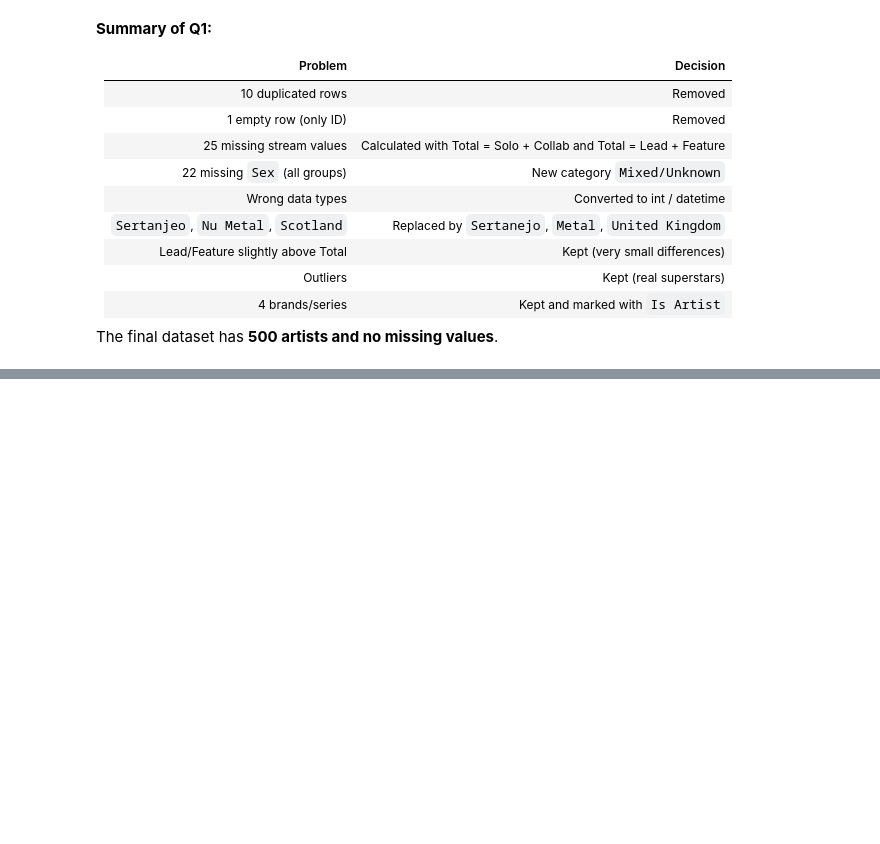
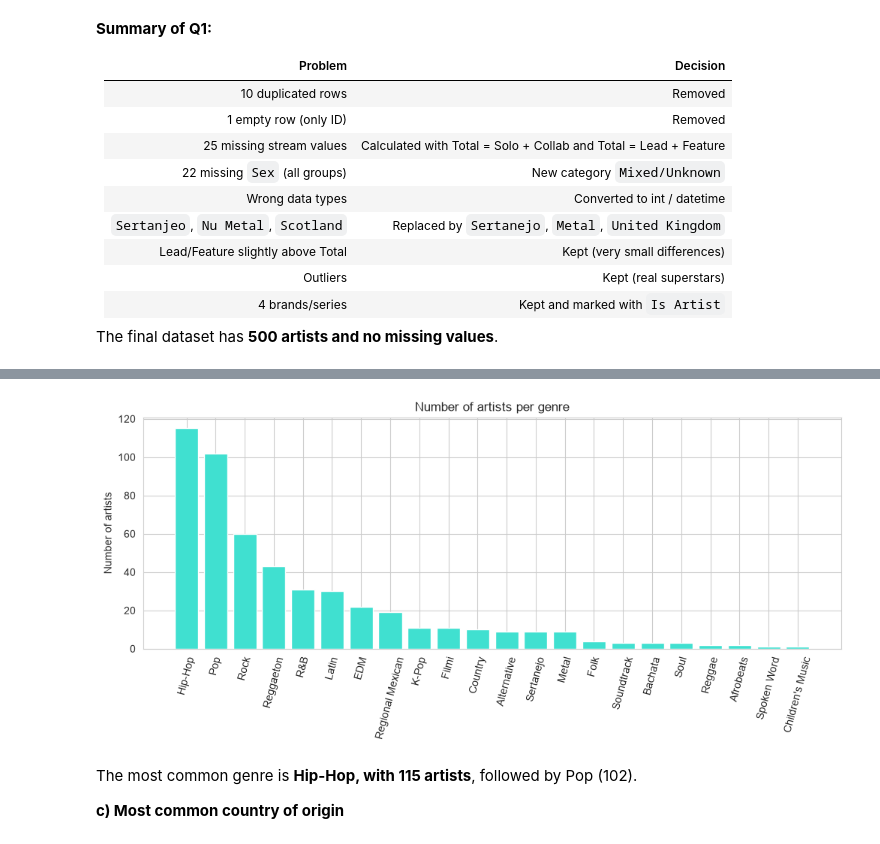
Before and after one commit to mafaldasimoes12345/PDS-project, a Jupyter notebook: code.ipynb, the cells around one changed output, grey strips where cells are left out. Cells and saved outputs as stored; diff of their text form; code cells hidden in the pictures; blank space fills up the shorter version.

```diff
--- a/code.ipynb
+++ b/code.ipynb
@@ -501,0 +522,3 @@ df.to_csv('artist_streams_clean.csv', index=False)
+# %%
+genres = df['Primary Genre'].value_counts()
+genres
@@ -501,0 +543,14 @@ df.to_csv('artist_streams_clean.csv', index=False)
+# %%
+fig, ax = plt.subplots(figsize=(12, 4))
+ax.bar(genres.index, genres.values, color='turquoise')
+ax.set_xticks(range(len(genres.index)))
+ax.set_xticklabels(genres.index, rotation=75)
+ax.set_title('Number of artists per genre')
+ax.set_ylabel('Number of artists')
+plt.show()
+# %% [output]
+[figure, added]
+# %% [markdown]
+The most common genre is **Hip-Hop, with 115 artists**, followed by Pop (102).
+
+**c) Most common country of origin**
```
Also changed, not shown: parts of 51 cells of this notebook.
